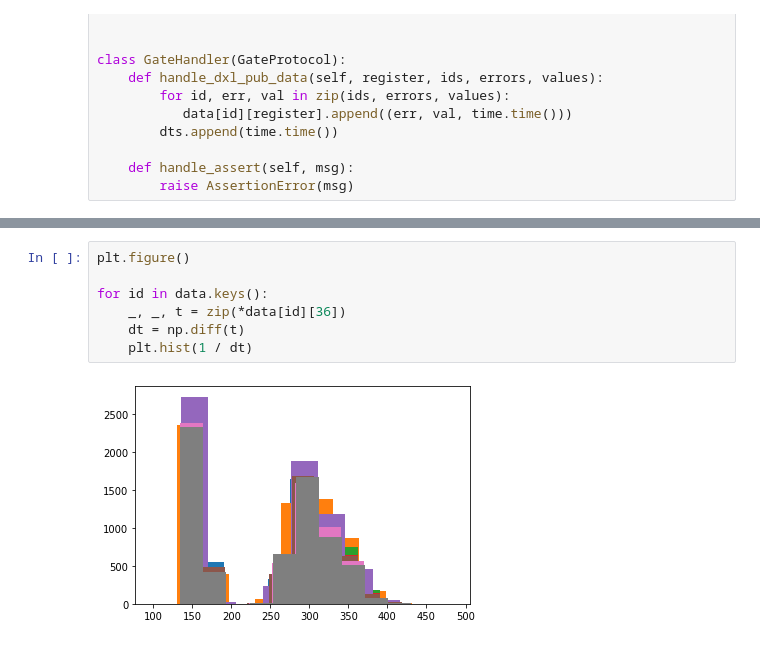
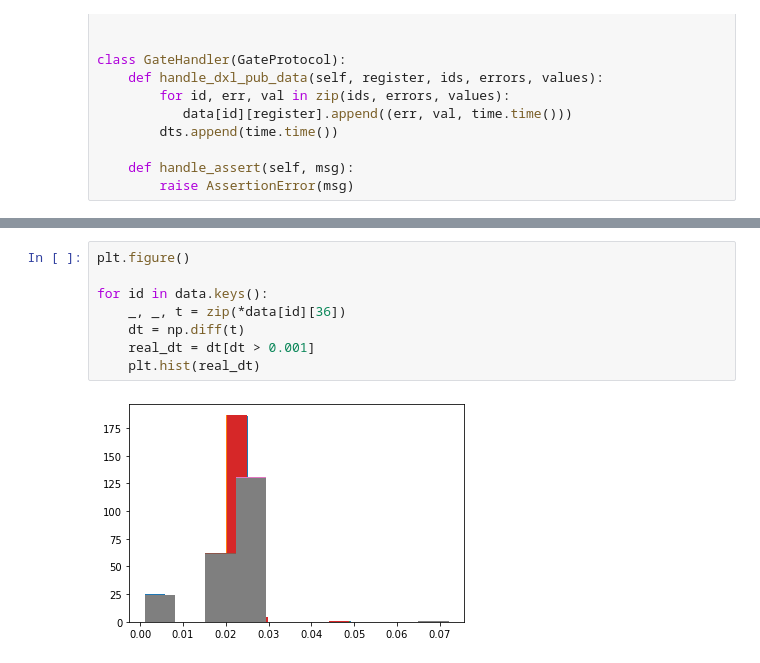
Before and after one commit to pollen-robotics/reachy_pyluos_hal, a Jupyter notebook: Untitled.ipynb, the cells around one changed output, grey strips where cells are left out. Drawn from its saved outputs; the diff is of its cells as text.

```diff
--- a/Untitled.ipynb
+++ b/Untitled.ipynb
@@ -63,9 +83,10 @@ len(real_dts), len(dts)
 # %%
 plt.figure()
 
 for id in data.keys():
     _, _, t = zip(*data[id][36])
     dt = np.diff(t)
-    plt.hist(1 / dt)
+    real_dt = dt[dt > 0.001]
+    plt.hist(real_dt)
 # %% [output]
-[figure, old version]
+[figure, new version]
```
Also changed, not shown: parts of 4 cells of this notebook, 1 other file.
